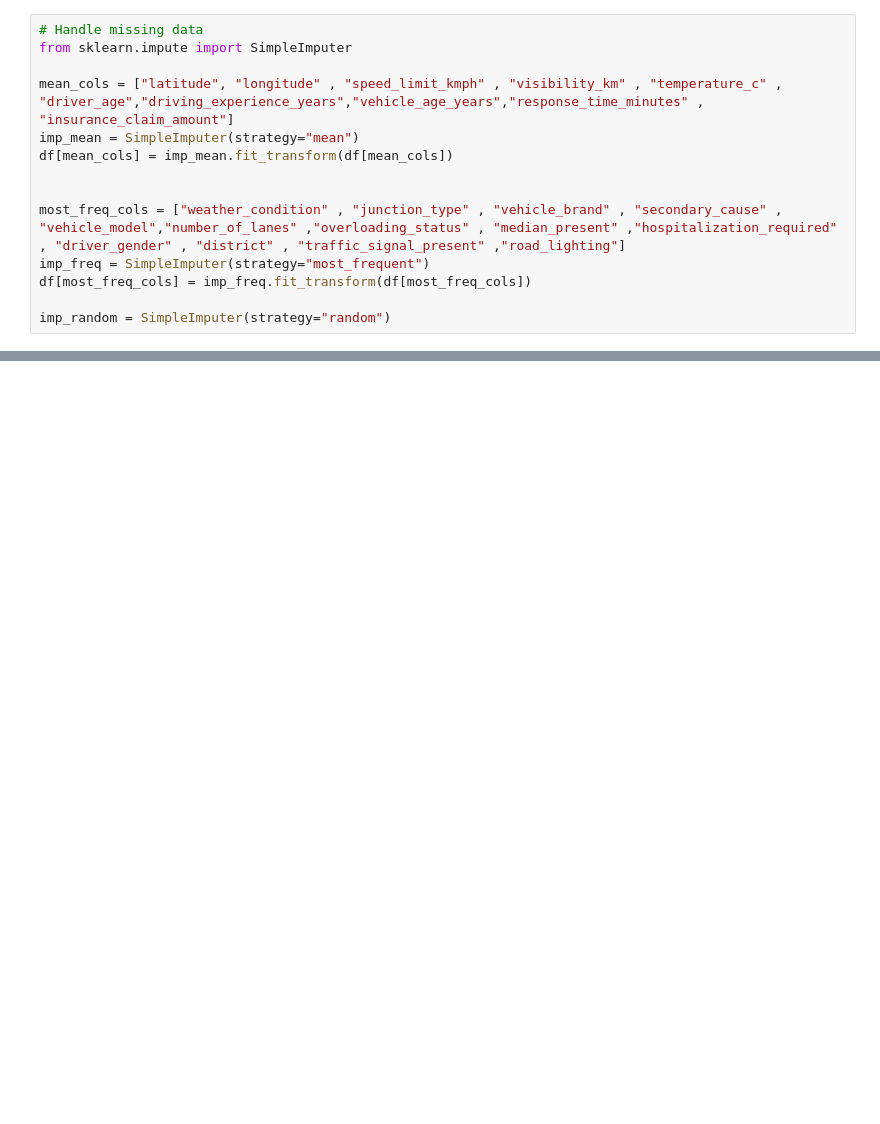
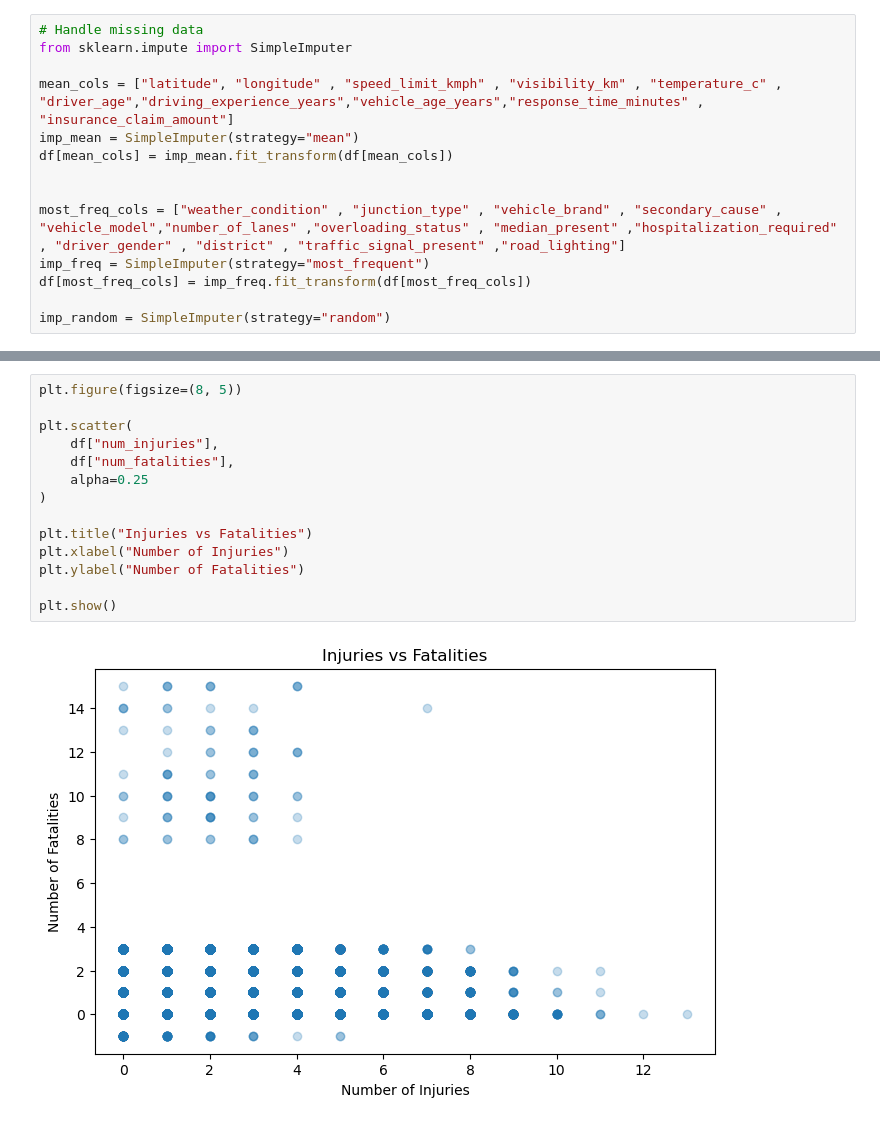
Before and after one commit to varunkumar-2107/Gdg-Task, a Jupyter notebook: gdgTask.ipynb, the cells around one changed output, grey strips where cells are left out. Drawn from its saved outputs; the diff is of its cells as text; blank space fills up the shorter version.

```diff
--- a/gdgTask.ipynb
+++ b/gdgTask.ipynb
@@ -119,0 +123,16 @@ df.sample(20)
+# %%
+plt.figure(figsize=(8, 5))
+
+plt.scatter(
+    df["num_injuries"],
+    df["num_fatalities"],
+    alpha=0.25
+)
+
+plt.title("Injuries vs Fatalities")
+plt.xlabel("Number of Injuries")
+plt.ylabel("Number of Fatalities")
+
+plt.show()
+# %% [output]
+[figure, added]
```
Also changed, not shown: parts of 11 cells of this notebook, 1 other file.
